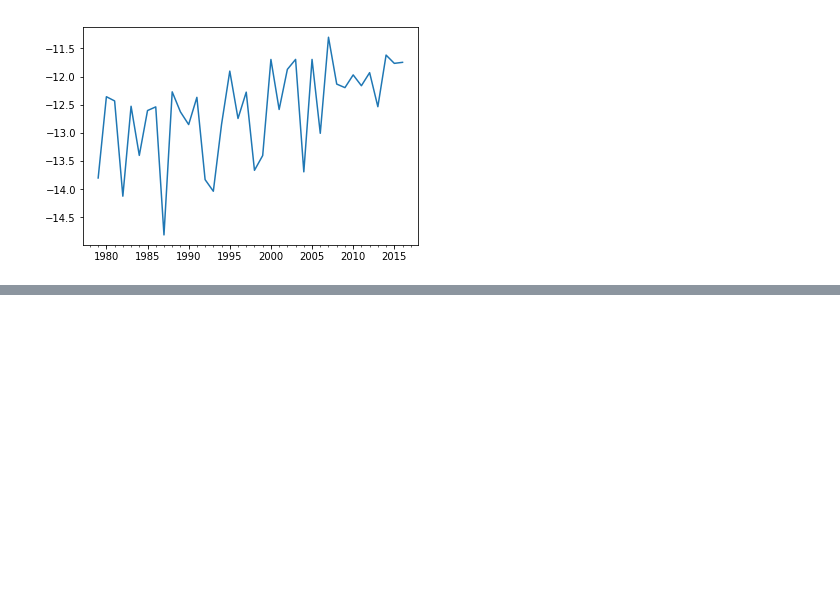
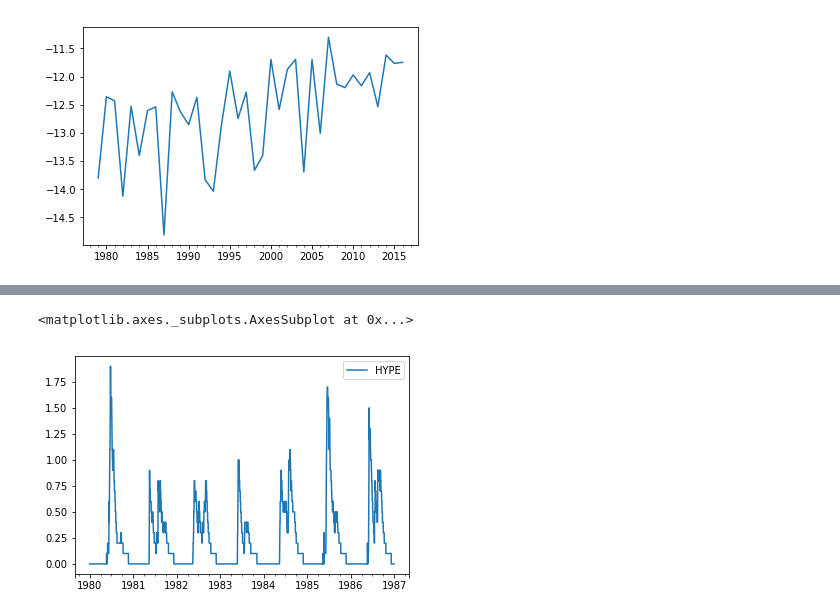
Before and after one commit to hydrogo/2018_VinoRead_wrkshp, a Jupyter notebook: notebooks/kwbs.ipynb, the cells around one changed output, grey strips where cells are left out. Cells and saved outputs as stored; diff of their text form; code cells hidden in the pictures; blank space fills up the shorter version.

```diff
--- a/notebooks/kwbs.ipynb
+++ b/notebooks/kwbs.ipynb
@@ -169,0 +182,5 @@ validation_table
+# %%
+# Read in HYDROGRAPH model results
+qsim_hype = pd.read_table("../data/runoff_kwbs_hype.txt", skiprows=2, header=None, index_col=0, parse_dates=True, names=["HYPE", "Qobs"])["HYPE"]
+qsim_hype = pd.DataFrame(qsim_hype)
+qsim_hype.head()
@@ -169,0 +194,5 @@ validation_table
+# %%
+qsim_hype.plot()
+# %% [output]
+<matplotlib.axes._subplots.AxesSubplot at 0x...>
+[figure, added]
```
Also changed, not shown: parts of 20 cells of this notebook, 4 other files.
